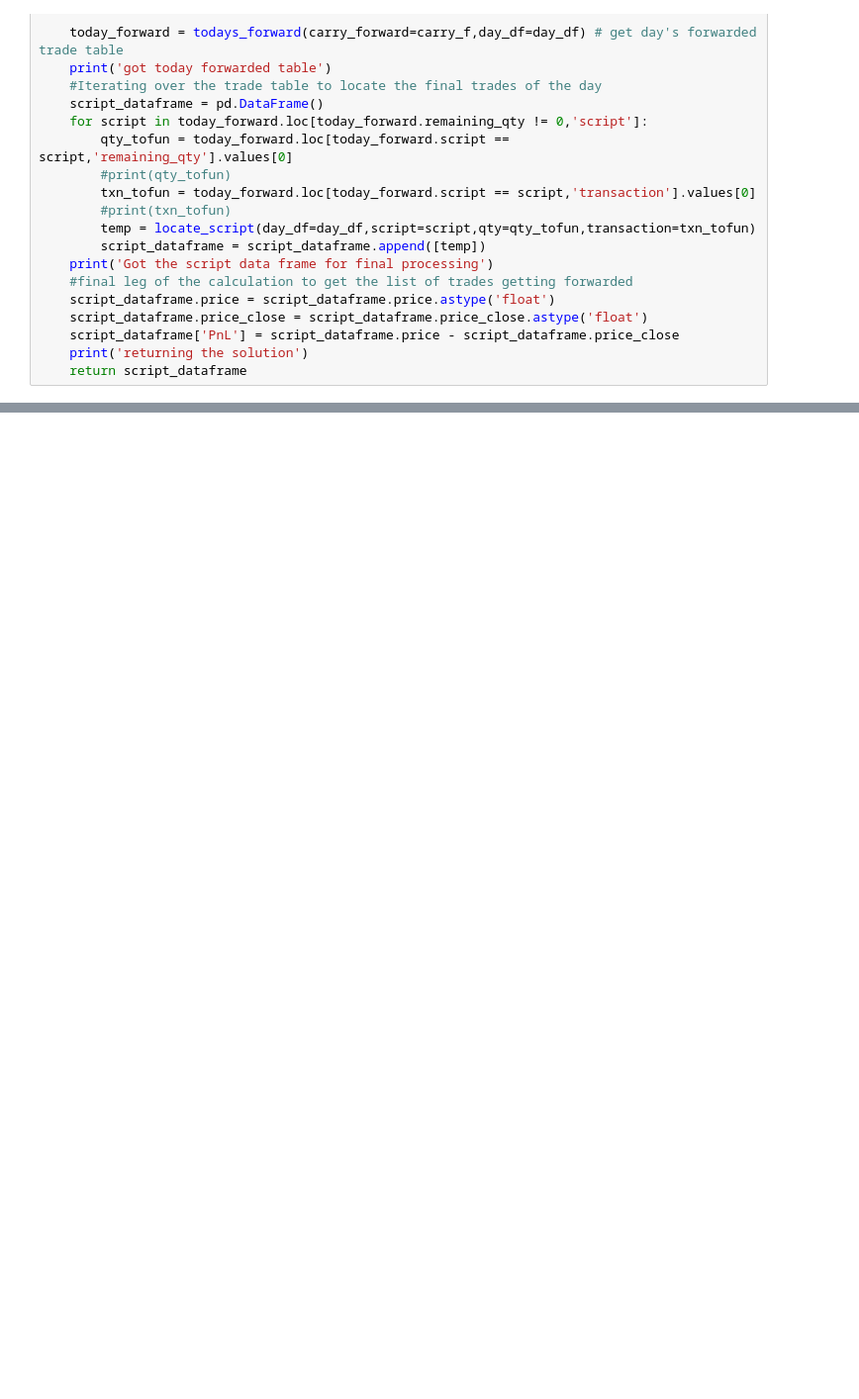
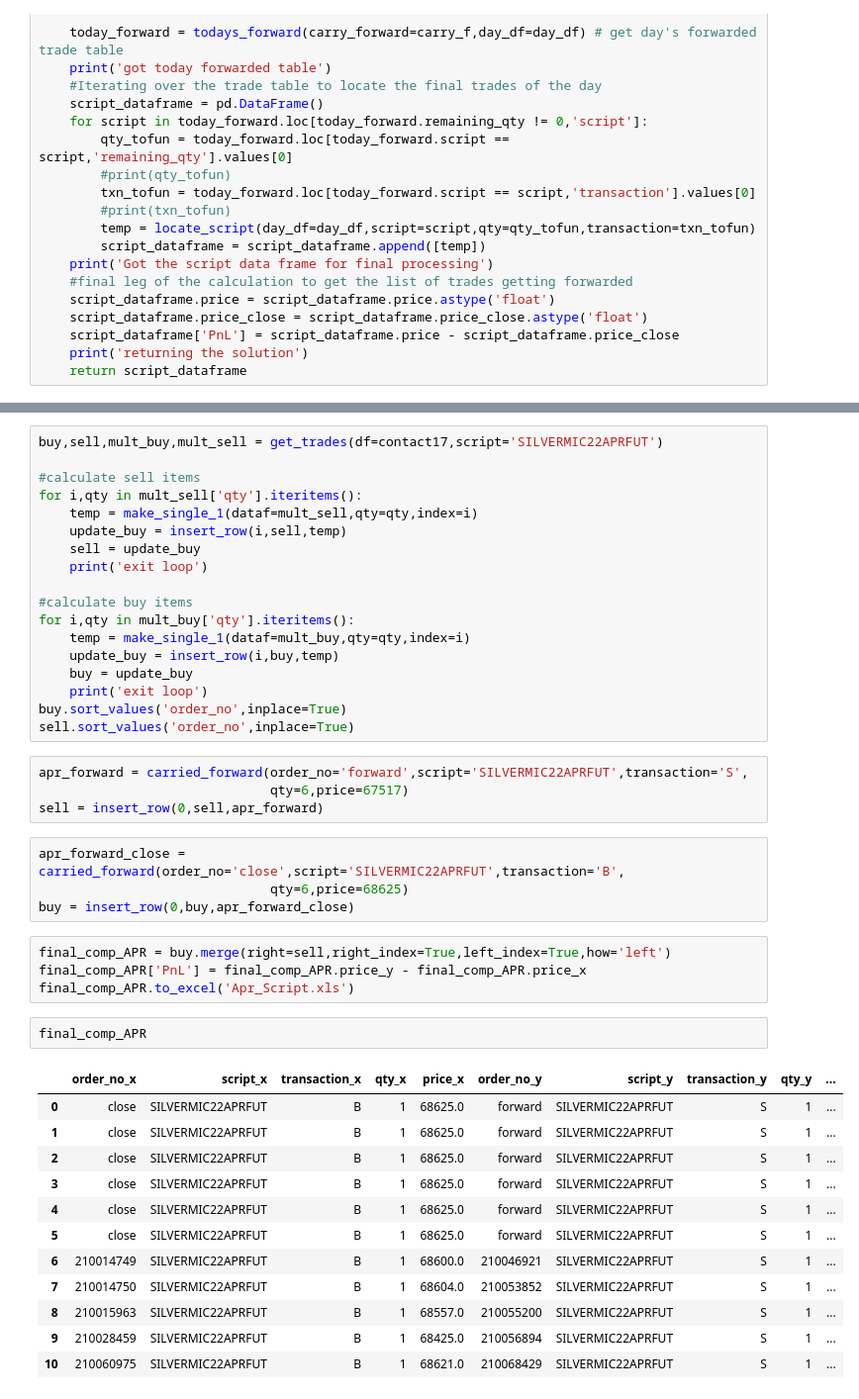
Before and after one commit to Kamalabot/Datagathering_Automation, a Jupyter notebook: contract-note-extraction-pvt.ipynb, the cells around one changed output, grey strips where cells are left out. Shown at 99% size. Drawn from its saved outputs; the diff is of its cells as text; blank space fills up the shorter version.

```diff
--- a/contract-note-extraction-pvt.ipynb
+++ b/contract-note-extraction-pvt.ipynb
@@ -197,0 +429,45 @@ my_data = select_tables(ca_tables)
+# %%
+buy,sell,mult_buy,mult_sell = get_trades(df=contact17,script='SILVERMIC22APRFUT')
+
+#calculate sell items
+for i,qty in mult_sell['qty'].iteritems():
+    temp = make_single_1(dataf=mult_sell,qty=qty,index=i)
+    update_buy = insert_row(i,sell,temp)
+    sell = update_buy
+    print('exit loop')
+
+#calculate buy items
+for i,qty in mult_buy['qty'].iteritems():
+    temp = make_single_1(dataf=mult_buy,qty=qty,index=i)
+    update_buy = insert_row(i,buy,temp)
+    buy = update_buy
+    print('exit loop')
+buy.sort_values('order_no',inplace=True)
+sell.sort_values('order_no',inplace=True)
+# %%
+apr_forward = carried_forward(order_no='forward',script='SILVERMIC22APRFUT',transaction='S',
+                              qty=6,price=67517)
+sell = insert_row(0,sell,apr_forward)
+# %%
+apr_forward_close = carried_forward(order_no='close',script='SILVERMIC22APRFUT',transaction='B',
+                              qty=6,price=68625)
+buy = insert_row(0,buy,apr_forward_close)
+# %%
+final_comp_APR = buy.merge(right=sell,right_index=True,left_index=True,how='left')
+final_comp_APR['PnL'] = final_comp_APR.price_y - final_comp_APR.price_x
+final_comp_APR.to_excel('Apr_Script.xls')
+# %%
+final_comp_APR
+# %% [output]
+|  | order_no_x | script_x | transaction_x | qty_x | price_x | order_no_y | script_y | transaction_y | qty_y | ... |
+| 0 | close | SILVERMIC22APRFUT | B | 1 | 68625.0 | forward | SILVERMIC22APRFUT | S | 1 | ... |
+| 1 | close | SILVERMIC22APRFUT | B | 1 | 68625.0 | forward | SILVERMIC22APRFUT | S | 1 | ... |
+| 2 | close | SILVERMIC22APRFUT | B | 1 | 68625.0 | forward | SILVERMIC22APRFUT | S | 1 | ... |
+| 3 | close | SILVERMIC22APRFUT | B | 1 | 68625.0 | forward | SILVERMIC22APRFUT | S | 1 | ... |
+| 4 | close | SILVERMIC22APRFUT | B | 1 | 68625.0 | forward | SILVERMIC22APRFUT | S | 1 | ... |
+| 5 | close | SILVERMIC22APRFUT | B | 1 | 68625.0 | forward | SILVERMIC22APRFUT | S | 1 | ... |
+| 6 | 210014749 | SILVERMIC22APRFUT | B | 1 | 68600.0 | 210046921 | SILVERMIC22APRFUT | S | 1 | ... |
+| 7 | 210014750 | SILVERMIC22APRFUT | B | 1 | 68604.0 | 210053852 | SILVERMIC22APRFUT | S | 1 | ... |
+| 8 | 210015963 | SILVERMIC22APRFUT | B | 1 | 68557.0 | 210055200 | SILVERMIC22APRFUT | S | 1 | ... |
+| 9 | 210028459 | SILVERMIC22APRFUT | B | 1 | 68425.0 | 210056894 | SILVERMIC22APRFUT | S | 1 | ... |
+| 10 | 210060975 | SILVERMIC22APRFUT | B | 1 | 68621.0 | 210068429 | SILVERMIC22APRFUT | S | 1 | ... |
```
Also changed, not shown: parts of 41 cells of this notebook.
